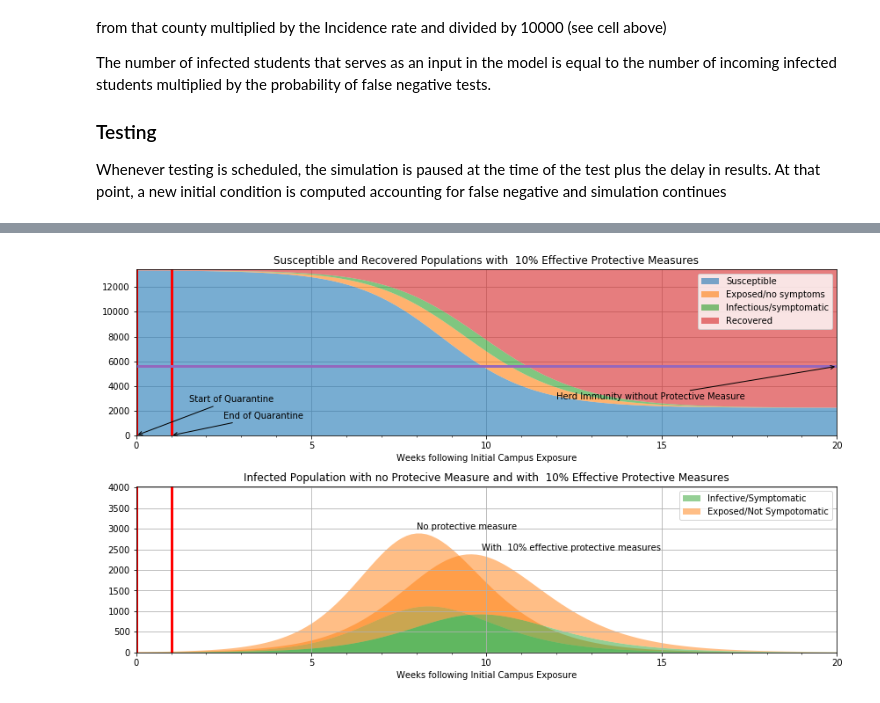
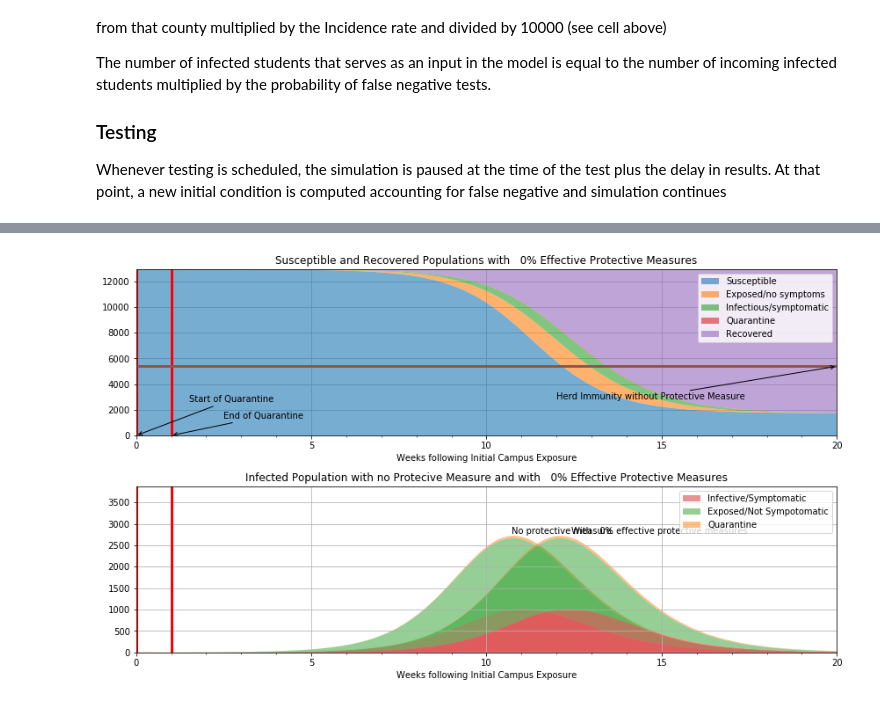
Before and after one commit to yvesdubief/covid-19-infection, a Jupyter notebook: Return-to-campus.ipynb, the cells around one changed output, grey strips where cells are left out. Drawn from its saved outputs; the diff is of its cells as text; code cells hidden in the pictures.

Commit message:
added quarantine subpopulation

```diff
--- a/Return-to-campus.ipynb
+++ b/Return-to-campus.ipynb
@@ -210,20 +210,22 @@ Whenever testing is scheduled, the simulation is paused at the time of the test
 R0 = 2.4
 t_incubation = 5.1 #days
 t_infective = 3.3 #days
-N = Total_students
+# N = Total_students
+Total_students = 10000
+Total_infected = 10
 false_negative_tests = 10 # %
 
 print(n,N)
 t_quarantine_i = 0  # day
 t_test_i = 0
-t_quarantine_e = 1
-t_test_e = 5
+t_quarantine_e = 7
+t_test_e = 2
 u_quaratine = 80 # % efficacy of quarantine
 u_transition = 40 # % efficacy of quarantine-PM transition while waiting for test
-u_pm = 10 # % efficacy of protective measures
+u_pm = 0 # % efficacy of protective measures
 t_study = 140 # days
-t_q = 14
-eta = 20 # % symptomatic infected that quarantine
+t_q = 7
+eta = 1 # % symptomatic infected that quarantine
 
 
 
@@ -252,7 +254,7 @@ def deriv(x, t, ucoef, alpha, beta, gamma,eta,zeta):
     dedt =  (1-ucoef*u_step(t)/100)*beta * s * i - alpha * e
     didt = alpha * e - (gamma+eta) * i
     dqdt = eta*i - zeta*q
-    drdt =  gamma * i
+    drdt =  gamma * i + zeta*q
     return [dsdt, dedt, didt, dqdt, drdt]
 
 if t_test_i == 0:
@@ -266,7 +268,7 @@ if t_test_i == 0:
     x_initial = s_initial, e_initial, i_initial, q_initial, r_initial
     t = np.linspace(0, t_quarantine_e, t_quarantine_e+1)
     t_tot = np.copy(t)
-    s, e, i, r = odeint(deriv, x_initial, t, args=(1, alpha, beta, gamma)).T
+    s, e, i, q, r = odeint(deriv, x_initial, t, args=(1, alpha, beta, gamma,eta,zeta)).T
 if t_test_i > 0:
     e_initial = Total_infected/N
     i_initial = 0.00
@@ -276,50 +278,55 @@ if t_test_i > 0:
     x_initial = s_initial, e_initial, i_initial, q_initial, r_initial
     t = np.linspace(0, t_test_i, t_test_i+1)
     t_tot = np.copy(t)
-    s, e, i, r = odeint(deriv, x_initial, t, args=(1, alpha, beta, gamma)).T
+    s, e, i, q, r = odeint(deriv, x_initial, t, args=(1, alpha, beta, gamma,eta,zeta)).T
     print(i)
     E = round(e[-1]*N); I = round(i[-1]*N); R = round(r[-1]*N)
     E_false = round(E*false_negative_tests/100)
     I_false = round(I*false_negative_tests/100)
-    R += (E-E_false) + (I-I_false)
+    Q = round(q[-1]*N)
+    Q += (E-E_false) + (I-I_false)
     e_initial = E_false/N
     i_initial = I_false/N
+    q_initial = Q/N
     r_initial = R/N
-    s_initial = 1 - e_initial - i_initial - r_initial
-    x_initial = s_initial, e_initial, i_initial, r_initial
+    s_initial = 1 - e_initial - i_initial - q_initial - r_initial
+    x_initial = s_initial, e_initial, i_initial, q_initial, r_initial
     t = np.linspace(t_test_i,t_quarantine_e, t_quarantine_e-t_test_i+1)
     t_tot = np.append(t_tot,t)
-    s_q, e_q, i_q, r_q = odeint(deriv, x_initial, t, args=(1, alpha, beta, gamma)).T
-    s = np.append(s,s_q); r = np.append(r,r_q); e = np.append(e,e_q); i = np.append(i,i_q)
+    s_q, e_q, i_q, q_q, r_q = odeint(deriv, x_initial, t, args=(1, alpha, beta, gamma,eta,zeta)).T
+    s = np.append(s,s_q); r = np.append(r,r_q); e = np.append(e,e_q); i = np.append(i,i_q); q = np.append(q,q_q)
     print(i,i_q)
 t = np.linspace(t_quarantine_e, t_quarantine_e + t_test_e, t_test_e+1)
 t_tot = np.append(t_tot,t)
-x_initial = s[-1], e[-1], i[-1], r[-1]
-s_q, e_q, i_q, r_q = odeint(deriv, x_initial, t, args=(1, alpha, beta, gamma)).T
-s = np.append(s,s_q); r = np.append(r,r_q); e = np.append(e,e_q); i = np.append(i,i_q)
+x_initial = s[-1], e[-1], i[-1], q[-1], r[-1]
+s_q, e_q, i_q, q_q, r_q = odeint(deriv, x_initial, t, args=(1, alpha, beta, gamma,eta,zeta)).T
+s = np.append(s,s_q); r = np.append(r,r_q); e = np.append(e,e_q); i = np.append(i,i_q); q = np.append(q,q_q)
 E = round(e[-1]*N); I = round(i[-1]*N); R = round(r[-1]*N)
 E_false = round(E*false_negative_tests/100)
 I_false = round(I*false_negative_tests/100)
-R += (E-E_false) + (I-I_false)
+Q = round(q[-1]*N)
+Q += (E-E_false) + (I-I_false)
 e_initial = E_false/N
 i_initial = I_false/N
+q_initial = Q/N
 r_initial = R/N
-s_initial = 1 - e_initial - i_initial - r_initial
-x_initial = s_initial, e_initial, i_initial, r_initial
+s_initial = 1 - e_initial - i_initial - q_initial - r_initial
+x_initial = s_initial, e_initial, i_initial, q_initial, r_initial
 t = np.linspace(t_quarantine_e + t_test_e, t_study, t_study-(t_quarantine_e+t_test_e)+1)
 t_tot = np.append(t_tot,t)
-x_initial = s[-1], e[-1], i[-1], r[-1]
-s_q, e_q, i_q, r_q = odeint(deriv, x_initial, t, args=(1, alpha, beta, gamma)).T
-s = np.append(s,s_q); r = np.append(r,r_q); e = np.append(e,e_q); i = np.append(i,i_q)
+x_initial = s[-1], e[-1], i[-1], q[-1], r[-1]
+s_q, e_q, i_q, q_q, r_q = odeint(deriv, x_initial, t, args=(1, alpha, beta, gamma,eta,zeta)).T
+s = np.append(s,s_q); r = np.append(r,r_q); e = np.append(e,e_q); i = np.append(i,i_q); q = np.append(q,q_q)
 
 
 e_initial = round(Total_infected*false_negative_tests/100)/N
 i_initial = 0.00
+q_initial = 0.00
 r_initial = Total_infected/N - e_initial
-s_initial = 1 - e_initial - i_initial - r_initial
-x_initial = s_initial, e_initial, i_initial, r_initial
+s_initial = 1 - e_initial - i_initial - q_initial - r_initial
+x_initial = s_initial, e_initial, i_initial, q_initial, r_initial
 t = np.linspace(0, t_study, t_study+1)
-s0, e0, i0, r0 = odeint(deriv, x_initial, t, args=(0, alpha, beta, gamma)).T
+s0, e0, i0, q0, r0 = odeint(deriv, x_initial, t, args=(0, alpha, beta, gamma, eta, zeta)).T
 """
 At t_quarantine_e+t_test_result_e,
 the 1-false_negative_tests fraction of E and I goes to R,
@@ -333,7 +340,7 @@ ax = [fig.add_subplot(311, axisbelow=True),
 
 pal = sns.color_palette()
 
-ax[0].stackplot(t_tot/7, N*s, N*e, N*i, N*r, colors=pal, alpha=0.6)
+ax[0].stackplot(t_tot/7, N*s, N*e, N*i, N*q, N*r, colors=pal, alpha=0.6)
 ax[0].set_title('Susceptible and Recovered Populations with {0:3.0f}% Effective Protective Measures'.format(u_pm))
 ax[0].set_xlabel('Weeks following Initial Campus Exposure')
 ax[0].set_xlim(0, t_tot[-1]/7)
@@ -342,33 +349,35 @@ ax[0].legend([
     'Susceptible',
     'Exposed/no symptoms',
     'Infectious/symptomatic',
+    'Quarantine',
     'Recovered'],
     loc='best')
-ax[0].plot(np.array([t_quarantine_i, t_quarantine_i]), ax[0].get_ylim(), 'r', lw=3)
-ax[0].plot(np.array([t_quarantine_e, t_quarantine_e]), ax[0].get_ylim(), 'r', lw=3)
+ax[0].plot(np.array([t_quarantine_i/7, t_quarantine_i/7]), ax[0].get_ylim(), 'r', lw=3)
+ax[0].plot(np.array([t_quarantine_e/7, t_quarantine_e/7]), ax[0].get_ylim(), 'r', lw=3)
 ax[0].plot(np.array([0, t[-1]])/7, [N/R0, N/R0], lw=3, label='herd immunity')
 ax[0].annotate("Start of Quarantine",
-    (t_quarantine_i, 0), (t_quarantine_i + 1.5, N/5),
+    (t_quarantine_i/7, 0), (t_quarantine_i/7 + 1.5, N/5),
     arrowprops=dict(arrowstyle='->'))
 ax[0].annotate("End of Quarantine",
-    (t_quarantine_e, 0), (t_quarantine_e + 1.5, N/10),
+    (t_quarantine_e/7, 0), (t_quarantine_e/7 + 1.5, N/10),
     arrowprops=dict(arrowstyle='->'))
 ax[0].annotate("Herd Immunity without Protective Measure",
     (t[-1]/7, N/R0), (t[-1]/7 - 8, N/R0 - N/5),
     arrowprops=dict(arrowstyle='->'))
 
-ax[1].stackplot(t/7, N*i0,N*e0, colors=pal[2:0:-1], alpha=0.5)
-ax[1].stackplot(t_tot/7, N*i, N*e, colors=pal[2:0:-1], alpha=0.5)
+ax[1].stackplot(t/7, N*i0,N*e0,N*q0, colors=pal[3:0:-1], alpha=0.5)
+ax[1].stackplot(t_tot/7, N*i, N*e,N*q, colors=pal[3:0:-1], alpha=0.5)
 ax[1].set_title('Infected Population with no Protecive Measure and with {0:3.0f}% Effective Protective Measures'.format(u_pm))
 ax[1].set_xlim(0, t_tot[-1]/7)
 ax[1].set_ylim(0, max(0.3*N, 1.05*max(N*(e + i))))
 ax[1].set_xlabel('Weeks following Initial Campus Exposure')
 ax[1].legend([
     'Infective/Symptomatic',
-    'Exposed/Not Sympotomatic'],
+    'Exposed/Not Sympotomatic',
+    'Quarantine'],
     loc='upper right')
-ax[1].plot(np.array([t_quarantine_i, t_quarantine_i]), ax[0].get_ylim(), 'r', lw=3)
-ax[1].plot(np.array([t_quarantine_e, t_quarantine_e]), ax[0].get_ylim(), 'r', lw=3)
+ax[1].plot(np.array([t_quarantine_i/7, t_quarantine_i/7]), ax[0].get_ylim(), 'r', lw=3)
+ax[1].plot(np.array([t_quarantine_e/7, t_quarantine_e/7]), ax[0].get_ylim(), 'r', lw=3)
 
 y0 = N*(e0 + i0)
 k0 = np.argmax(y0)
@@ -390,3 +399,3 @@ plt.tight_layout()
-[figure, old version]
+[figure, new version]
 # %%
 print(i_q)
```
Also changed, not shown: parts of 5 cells of this notebook.
